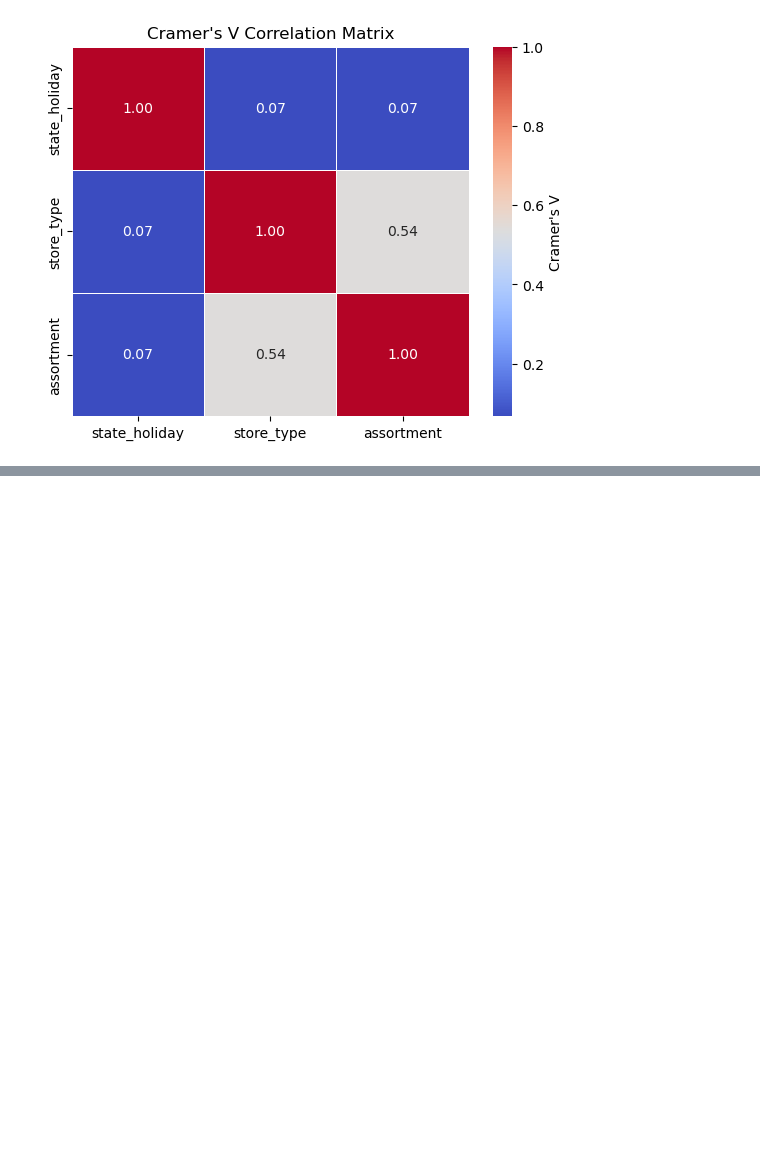
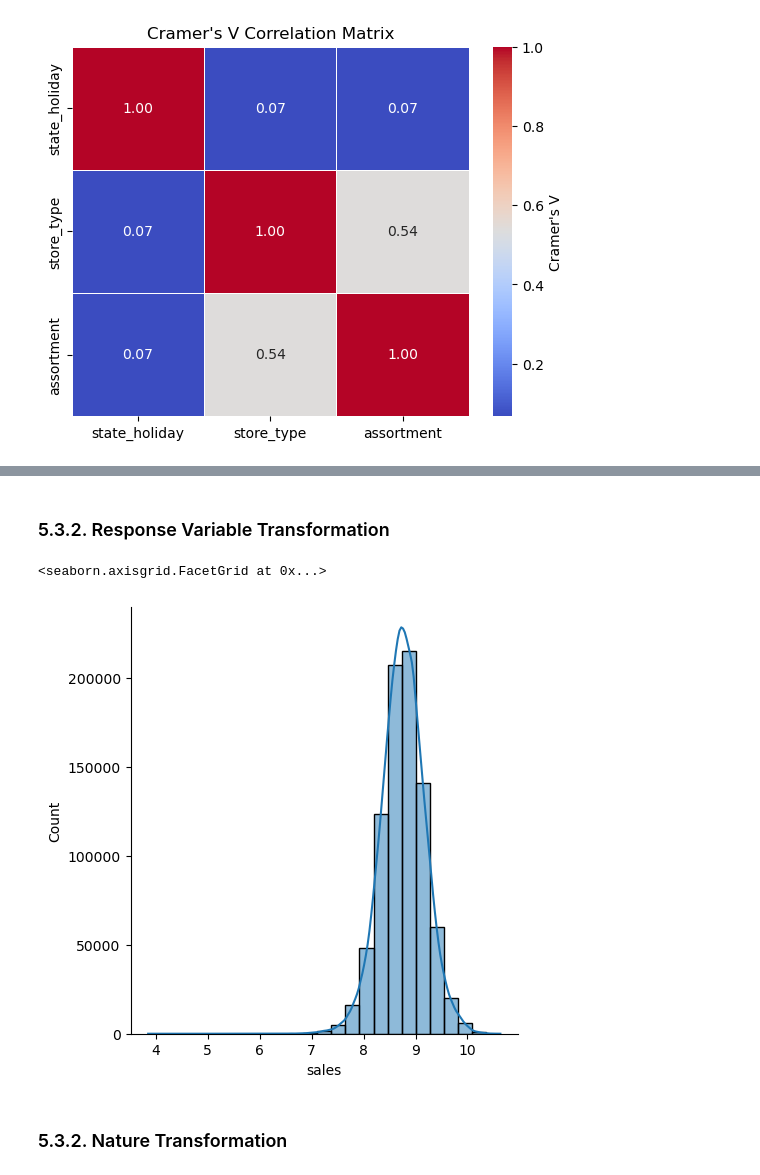
Before and after one commit to Brunoclf19/ds_producao, a Jupyter notebook: ds_em_producao/m02_v01_store_sales_prediction.ipynb, the cells around one changed output, grey strips where cells are left out. Saved outputs shown, nothing was run; the diff lists cells and outputs as text; code cells hidden in the pictures; blank space fills up the shorter version.

```diff
--- a/ds_em_producao/m02_v01_store_sales_prediction.ipynb
+++ b/ds_em_producao/m02_v01_store_sales_prediction.ipynb
@@ -1172,0 +1183,2 @@ Text(0.5, 1.0, "Cramer's V Correlation Matrix")
+# %%
+df6 = df5.copy()
@@ -1172,0 +1196,15 @@ Text(0.5, 1.0, "Cramer's V Correlation Matrix")
+# %%
+rs = RobustScaler()
+mms = MinMaxScaler()
+
+# competition distance
+df5['competition_distance'] = rs.fit_transform(df6[['competition_distance']].values)
+
+# competition time month
+df5['competition_time_month'] = rs.fit_transform(df6[['competition_time_month']].values)
+
+# promo time week
+df5['promo_time_week'] = mms.fit_transform(df6[['promo_time_week']].values)
+
+# year
+df5['year'] = mms.fit_transform(df6[['year']].values)
@@ -1172,0 +1215,22 @@ Text(0.5, 1.0, "Cramer's V Correlation Matrix")
+# %%
+# state_holiday - One hot encondig
+df5 = pd.get_dummies(df5, columns=['state_holiday'], prefix='state_holiday')
+
+# store_type - Label Encoding
+le = LabelEncoder()
+df5['store_type'] = le.fit_transform(df5['store_type'])
+
+# assortment - Ordinal Encoding
+assortment_dict = {'basic': 1, 'extra': 2, 'extended': 3}
+df5['assortment'] = df5['assortment'].map(assortment_dict)
+# %% [markdown]
+### 5.3.2. Response Variable Transformation
+# %%
+df5['sales'] = np.log1p(df5['sales'])
+# %%
+sns.displot(df5['sales'], bins=25, kde=True)
+# %% [output]
+<seaborn.axisgrid.FacetGrid at 0x...>
+[figure, added]
+# %% [markdown]
+### 5.3.2. Nature Transformation
```
Also changed, not shown: parts of 29 cells of this notebook.
